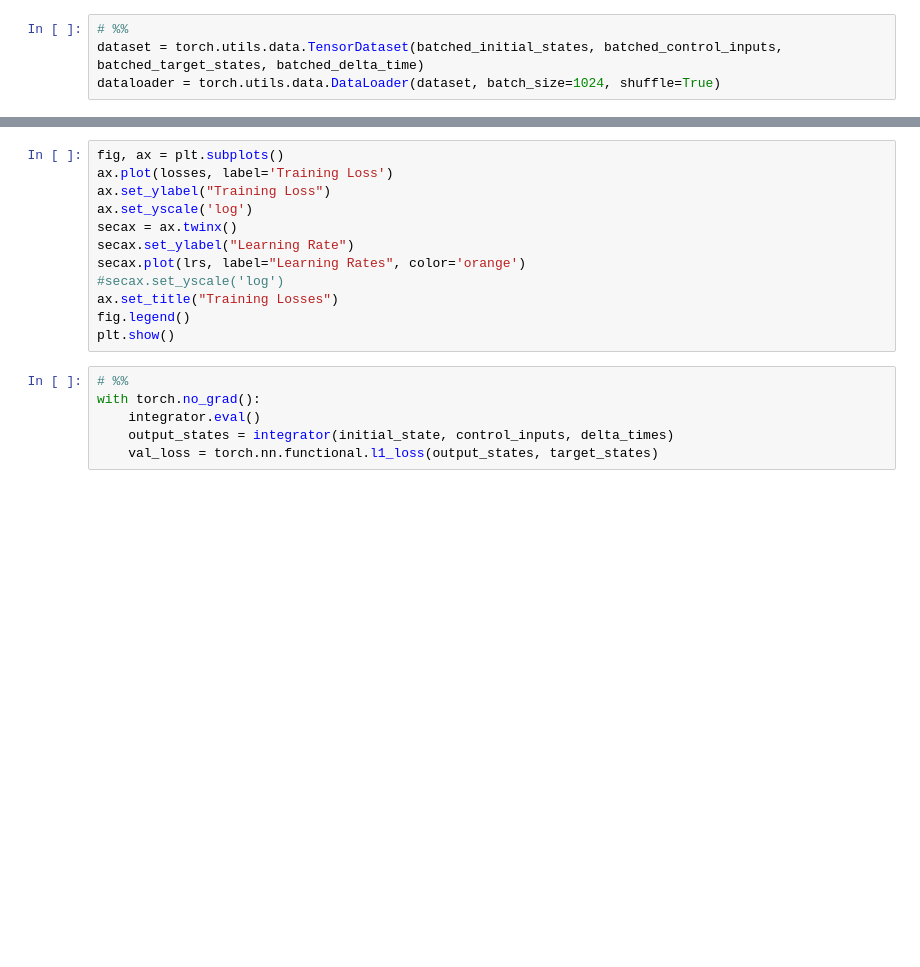
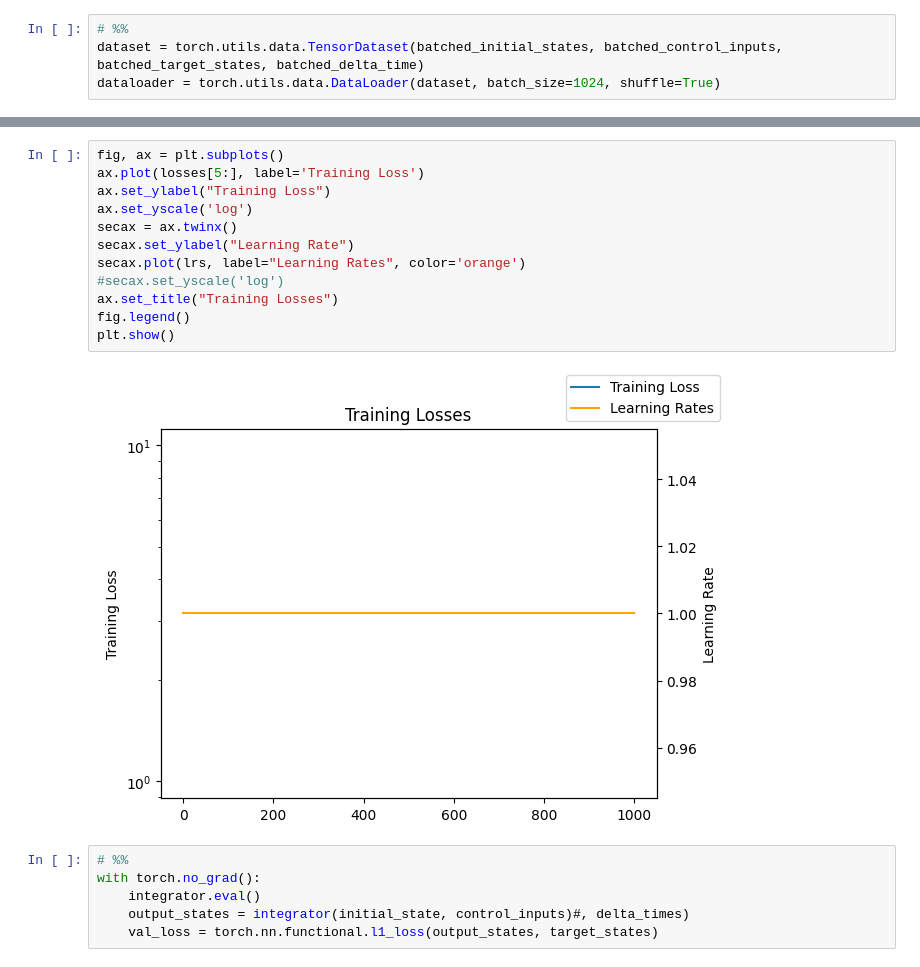
Before and after one commit to nandantumu/PIT, a Jupyter notebook: bin/ModelFitting.ipynb, the cells around one changed output, grey strips where cells are left out. Drawn from its saved outputs; the diff is of its cells as text; blank space fills up the shorter version.

```diff
--- a/bin/ModelFitting.ipynb
+++ b/bin/ModelFitting.ipynb
@@ -383,18 +876,20 @@ initial.shape, inputs.shape, targets.shape, dts.shape
 # %%
 fig, ax = plt.subplots()
-ax.plot(losses, label='Training Loss')
+ax.plot(losses[5:], label='Training Loss')
 ax.set_ylabel("Training Loss")
 ax.set_yscale('log')
 secax = ax.twinx()
 secax.set_ylabel("Learning Rate")
 secax.plot(lrs, label="Learning Rates", color='orange')
 #secax.set_yscale('log')
 ax.set_title("Training Losses")
 fig.legend()
 plt.show()
+# %% [output]
+[figure, added]
 # %%
 # %%
 with torch.no_grad():
     integrator.eval()
-    output_states = integrator(initial_state, control_inputs, delta_times)
+    output_states = integrator(initial_state, control_inputs)#, delta_times)
     val_loss = torch.nn.functional.l1_loss(output_states, target_states)
```
Also changed, not shown: parts of 22 cells of this notebook, 7 other files.
